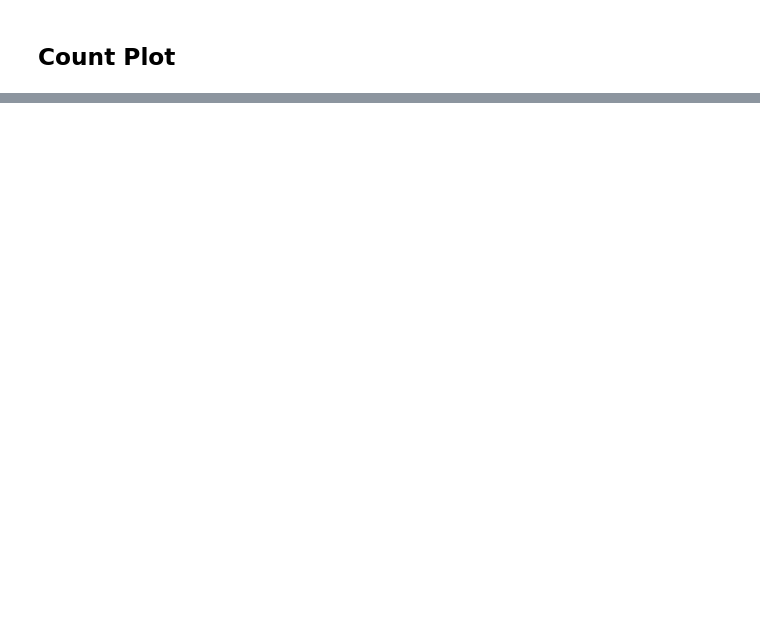
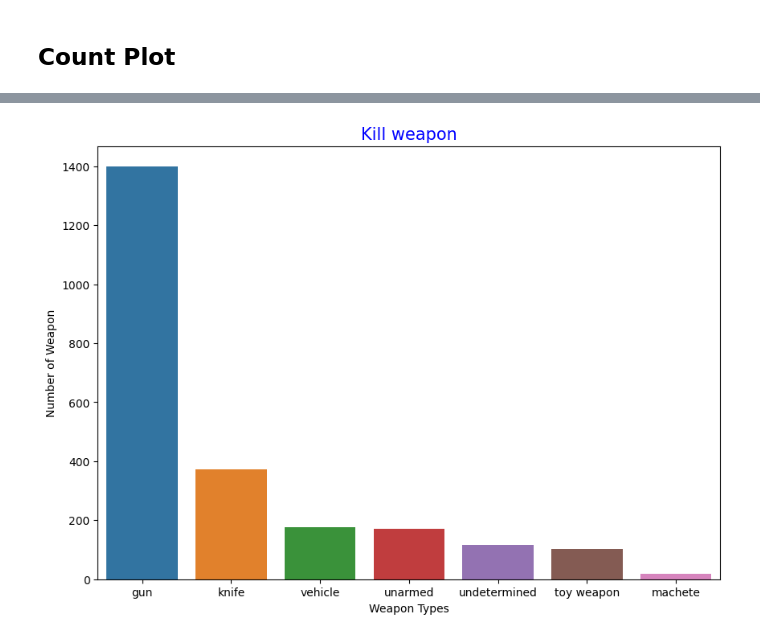
Before and after one commit to aeyeniay/SeabornPlots, a Jupyter notebook: seaborn_plots.ipynb, the cells around one changed output, grey strips where cells are left out. Drawn from its saved outputs; the diff is of its cells as text; code cells hidden in the pictures; blank space fills up the shorter version.

```diff
--- a/seaborn_plots.ipynb
+++ b/seaborn_plots.ipynb
@@ -747,0 +799,12 @@ plt.show()
+# %%
+# kill weapon
+armed = kill.armed.value_counts()
+#print(armed)
+plt.figure(figsize=(10,7))
+sns.barplot(x=armed[:7].index,y=armed[:7].values)
+plt.ylabel('Number of Weapon')
+plt.xlabel('Weapon Types')
+plt.title('Kill weapon',color = 'blue',fontsize=15)
+plt.show()
+# %% [output]
+[figure, added]
```
Also changed, not shown: parts of 15 cells of this notebook.
